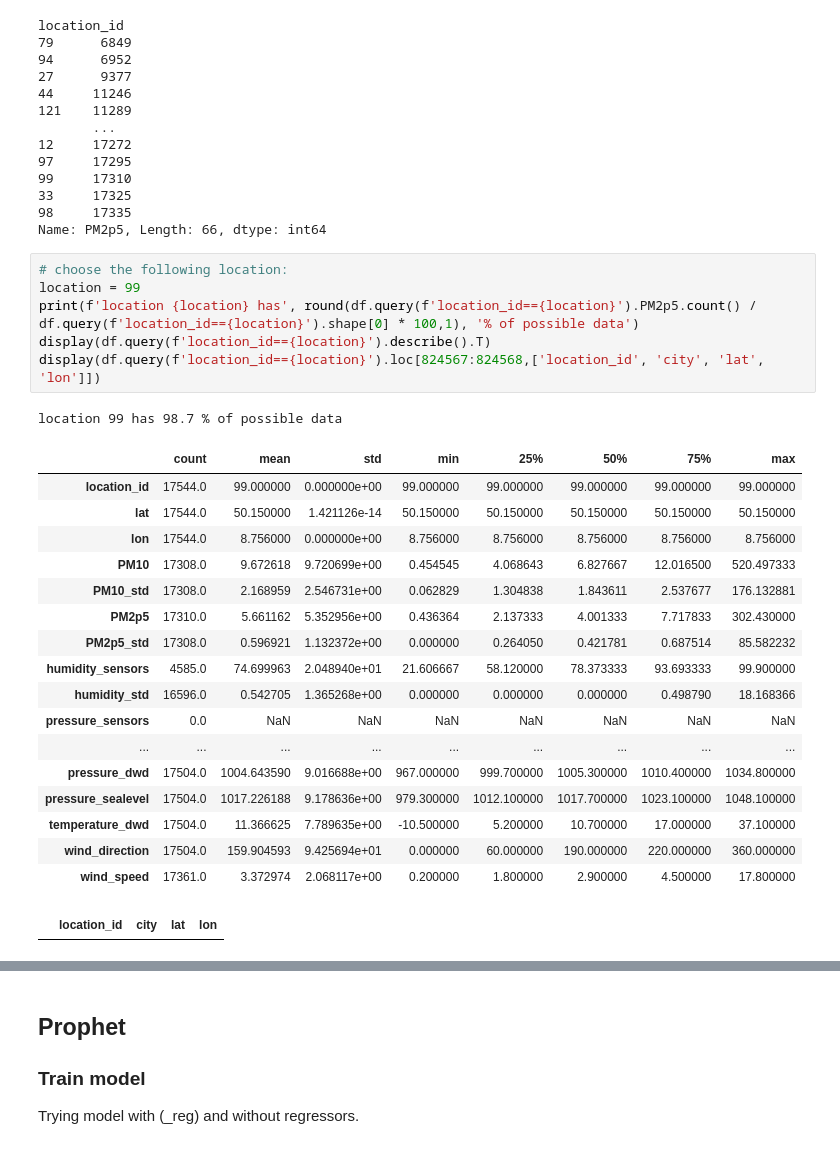
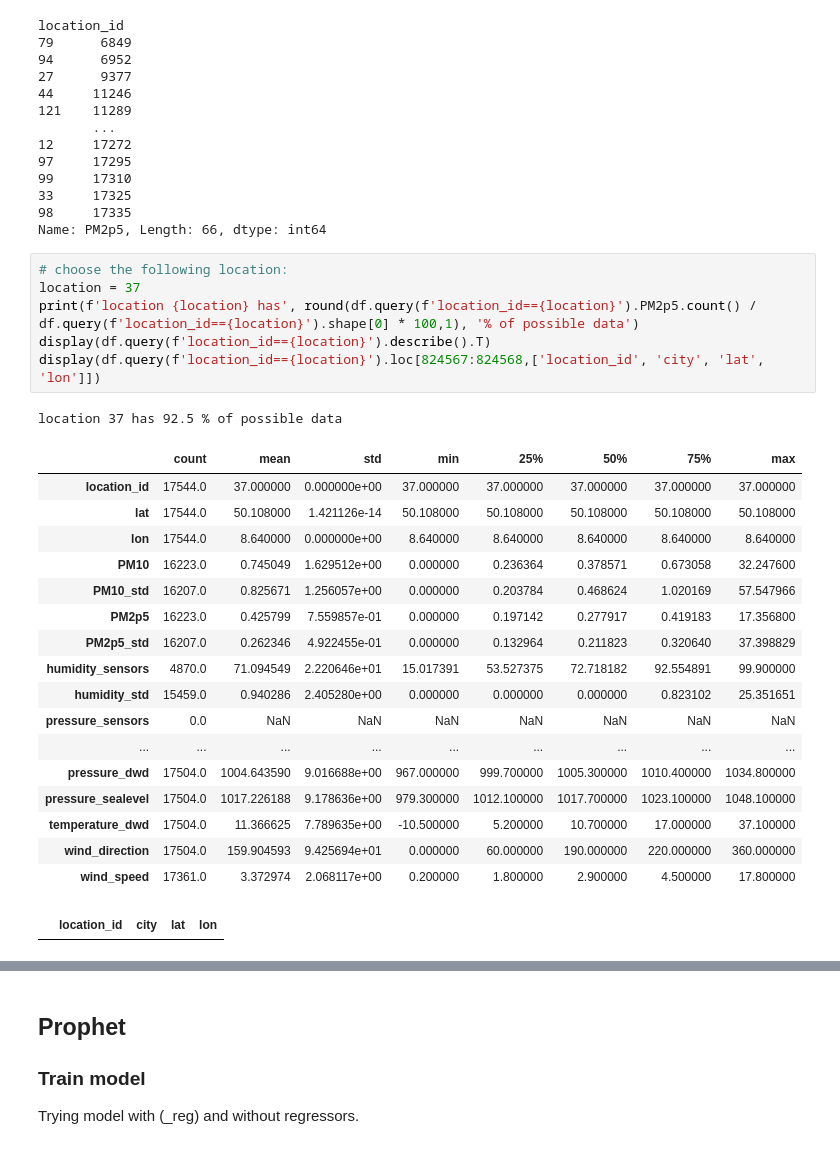
Before and after one commit to j-herbig/air-pollution, a Jupyter notebook: notebooks/Prophet_single_location.ipynb, the cells around one changed output, grey strips where cells are left out. Drawn from its saved outputs; the diff is of its cells as text.

```diff
--- a/notebooks/Prophet_single_location.ipynb
+++ b/notebooks/Prophet_single_location.ipynb
@@ -49,22 +49,22 @@ location_id
 Name: PM2p5, Length: 66, dtype: int64
 # %%
 # choose the following location:
-location = 99
+location = 37
 print(f'location {location} has', round(df.query(f'location_id=={location}').PM2p5.count() / df.query(f'location_id=={location}').shape[0] * 100,1), '% of possible data')
 display(df.query(f'location_id=={location}').describe().T)
 display(df.query(f'location_id=={location}').loc[824567:824568,['location_id', 'city', 'lat', 'lon']])
 # %% [output]
-location 99 has 98.7 % of possible data
+location 37 has 92.5 % of possible data
 |  | count | mean | std | min | 25% | 50% | 75% | max |
-| location_id | 17544.0 | 99.000000 | 0.000000e+00 | 99.000000 | 99.000000 | 99.000000 | 99.000000 | 99.000000 |
-| lat | 17544.0 | 50.150000 | 1.421126e-14 | 50.150000 | 50.150000 | 50.150000 | 50.150000 | 50.150000 |
-| lon | 17544.0 | 8.756000 | 0.000000e+00 | 8.756000 | 8.756000 | 8.756000 | 8.756000 | 8.756000 |
-| PM10 | 17308.0 | 9.672618 | 9.720699e+00 | 0.454545 | 4.068643 | 6.827667 | 12.016500 | 520.497333 |
-| PM10_std | 17308.0 | 2.168959 | 2.546731e+00 | 0.062829 | 1.304838 | 1.843611 | 2.537677 | 176.132881 |
-| PM2p5 | 17310.0 | 5.661162 | 5.352956e+00 | 0.436364 | 2.137333 | 4.001333 | 7.717833 | 302.430000 |
-| PM2p5_std | 17308.0 | 0.596921 | 1.132372e+00 | 0.000000 | 0.264050 | 0.421781 | 0.687514 | 85.582232 |
-| humidity_sensors | 4585.0 | 74.699963 | 2.048940e+01 | 21.606667 | 58.120000 | 78.373333 | 93.693333 | 99.900000 |
-| humidity_std | 16596.0 | 0.542705 | 1.365268e+00 | 0.000000 | 0.000000 | 0.000000 | 0.498790 | 18.168366 |
+| location_id | 17544.0 | 37.000000 | 0.000000e+00 | 37.000000 | 37.000000 | 37.000000 | 37.000000 | 37.000000 |
+| lat | 17544.0 | 50.108000 | 1.421126e-14 | 50.108000 | 50.108000 | 50.108000 | 50.108000 | 50.108000 |
+| lon | 17544.0 | 8.640000 | 0.000000e+00 | 8.640000 | 8.640000 | 8.640000 | 8.640000 | 8.640000 |
+| PM10 | 16223.0 | 0.745049 | 1.629512e+00 | 0.000000 | 0.236364 | 0.378571 | 0.673058 | 32.247600 |
+| PM10_std | 16207.0 | 0.825671 | 1.256057e+00 | 0.000000 | 0.203784 | 0.468624 | 1.020169 | 57.547966 |
+| PM2p5 | 16223.0 | 0.425799 | 7.559857e-01 | 0.000000 | 0.197142 | 0.277917 | 0.419183 | 17.356800 |
+| PM2p5_std | 16207.0 | 0.262346 | 4.922455e-01 | 0.000000 | 0.132964 | 0.211823 | 0.320640 | 37.398829 |
+| humidity_sensors | 4870.0 | 71.094549 | 2.220646e+01 | 15.017391 | 53.527375 | 72.718182 | 92.554891 | 99.900000 |
+| humidity_std | 15459.0 | 0.940286 | 2.405280e+00 | 0.000000 | 0.000000 | 0.000000 | 0.823102 | 25.351651 |
 | pressure_sensors | 0.0 | NaN | NaN | NaN | NaN | NaN | NaN | NaN |
 | ... | ... | ... | ... | ... | ... | ... | ... | ... |
 | pressure_dwd | 17504.0 | 1004.643590 | 9.016688e+00 | 967.000000 | 999.700000 | 1005.300000 | 1010.400000 | 1034.800000 |
```
Also changed, not shown: parts of 16 cells of this notebook, 2 other files.
